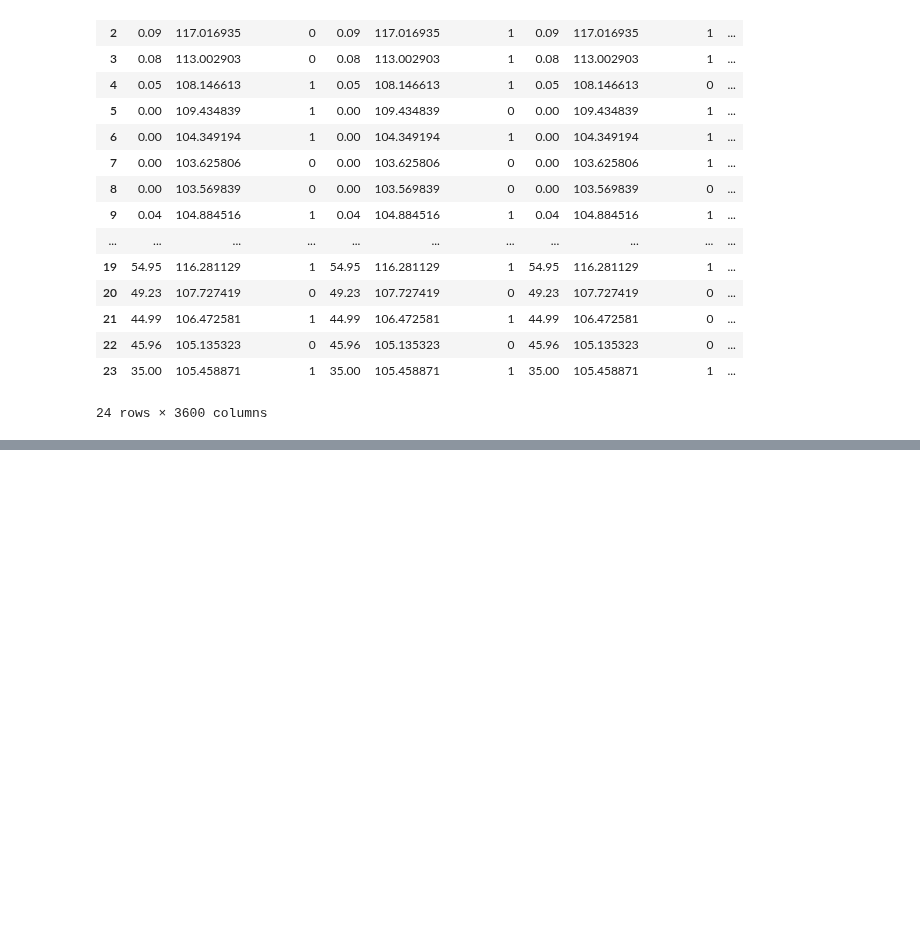
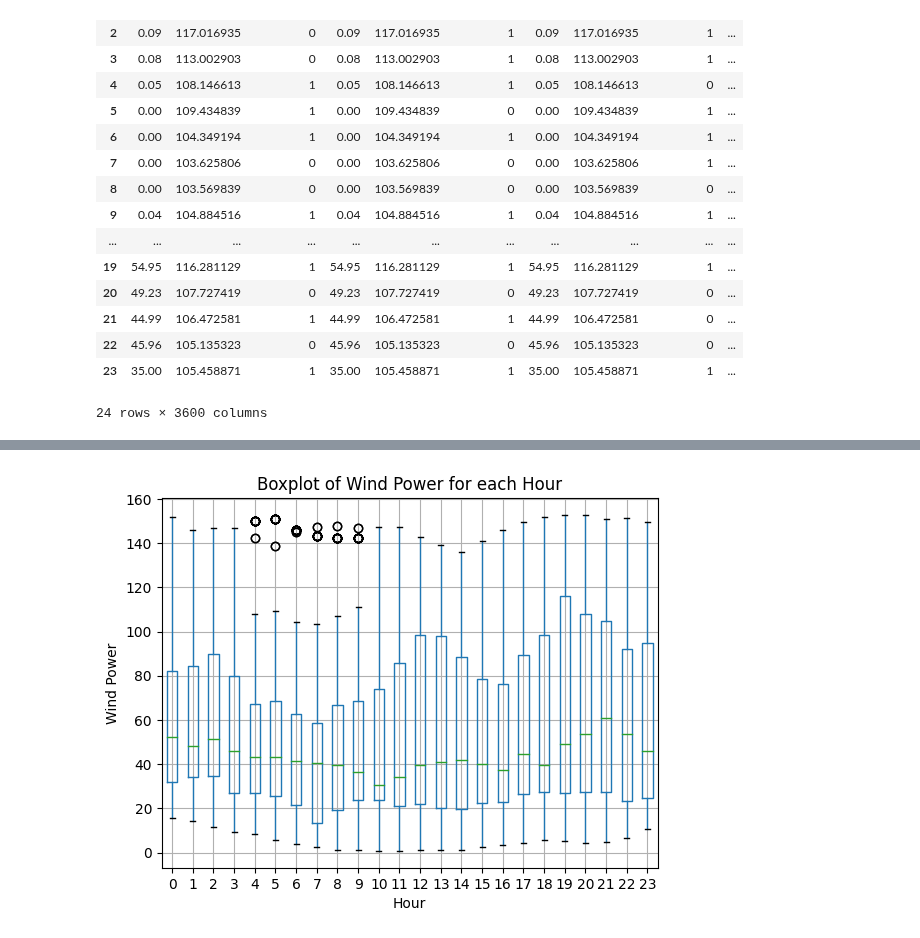
Before and after one commit to Max-f123/Renewables_in_Electricity_Markets, a Jupyter notebook: Assignment2/data/scenario_creator.ipynb, the cells around one changed output, grey strips where cells are left out. Drawn from its saved outputs; the diff is of its cells as text; code cells hidden in the pictures; blank space fills up the shorter version.

```diff
--- a/Assignment2/data/scenario_creator.ipynb
+++ b/Assignment2/data/scenario_creator.ipynb
@@ -85,3 +85,15 @@ scenarios_df
 # %%
 #save as csv
 scenarios_df.to_csv('scenarios.csv', index=False)
+# %%
+in_sample_list = pd.read_csv('../Task1/in_sample_scenarios.csv', header=None)[0].tolist()
+# %%
+wind_data = pd.DataFrame()
+price_data = pd.DataFrame()
+grid_excess_data = pd.DataFrame()
+
+for scenario in in_sample_list:
+    scenario = int(scenario)
+    wind_data[scenario] = scenarios[scenario]['wind power']
+    price_data[scenario] = scenarios[scenario]['price']
+    grid_excess_data[scenario] = scenarios[scenario]['grid_excess']
@@ -87,0 +121,11 @@ scenarios_df.to_csv('scenarios.csv', index=False)
+# %%
+# make a boxplot for each hour of the wind power
+fig, ax = plt.subplots()
+wind_data.T.boxplot(ax=ax)
+ax.set_ylabel('Wind Power')
+ax.set_xlabel('Hour')
+plt.title('Boxplot of Wind Power for each Hour')
+#plt.savefig('wind_power_boxplot.png')
+plt.show()
+# %% [output]
+[figure, added]
```
Also changed, not shown: parts of 3 cells of this notebook, 9 other files.
